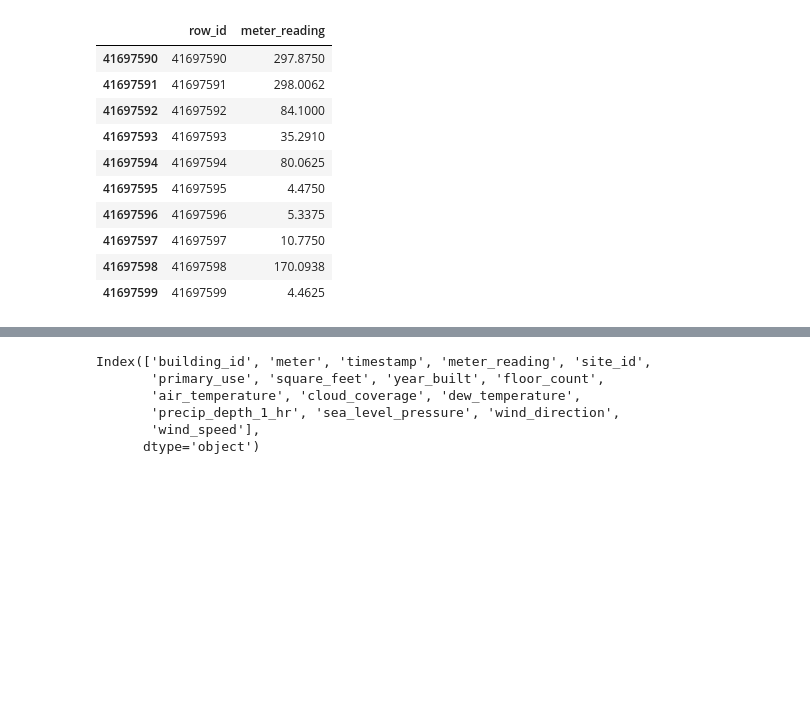
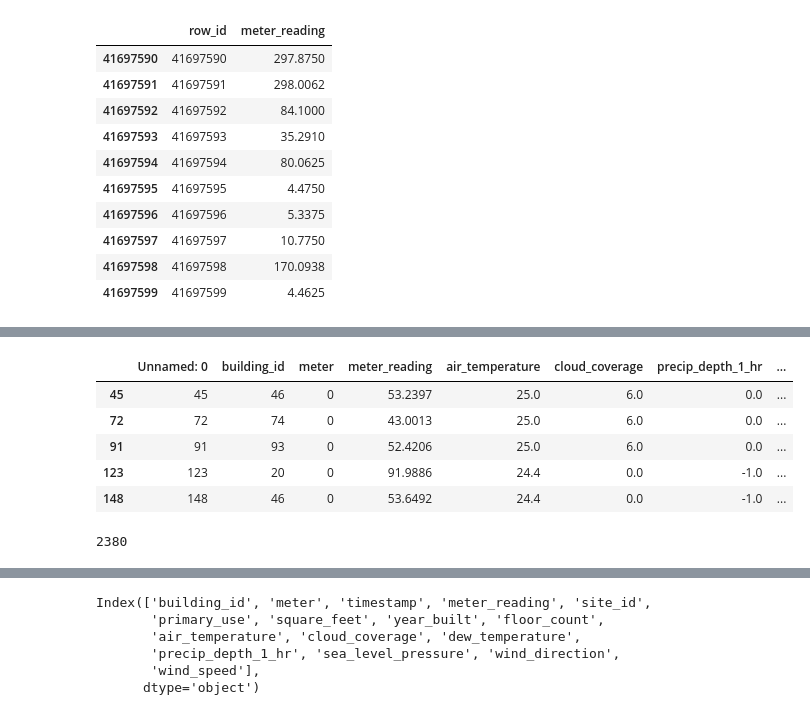
Before and after one commit to rupalisaini/energypredictor, a Jupyter notebook: energypredictor.ipynb, the cells around one changed output, grey strips where cells are left out. Saved outputs shown, nothing was run; the diff lists cells and outputs as text; code cells hidden in the pictures; blank space fills up the shorter version.

```diff
--- a/energypredictor.ipynb
+++ b/energypredictor.ipynb
@@ -815,0 +892,2 @@ dtr1results.to_csv("results/decisionTreeRegressor02_merged.csv", index=False)
+# %%
+fullTraining = pd.read_csv("custom/FULL_hourMonthDayofweek.csv")
@@ -815,0 +909,19 @@ dtr1results.to_csv("results/decisionTreeRegressor02_merged.csv", index=False)
+# %%
+fullTraining.head(5)
+# %% [output]
+|  | Unnamed: 0 | building_id | meter | meter_reading | air_temperature | cloud_coverage | precip_depth_1_hr | ... |
+| 45 | 45 | 46 | 0 | 53.2397 | 25.0 | 6.0 | 0.0 | ... |
+| 72 | 72 | 74 | 0 | 43.0013 | 25.0 | 6.0 | 0.0 | ... |
+| 91 | 91 | 93 | 0 | 52.4206 | 25.0 | 6.0 | 0.0 | ... |
+| 123 | 123 | 20 | 0 | 91.9886 | 24.4 | 0.0 | -1.0 | ... |
+| 148 | 148 | 46 | 0 | 53.6492 | 24.4 | 0.0 | -1.0 | ... |
+# %%
+buildingMeters = []
+
+for row in fullTraining.itertuples(index=False):
+    if (row.building_id, row.meter) not in buildingMeters:
+        buildingMeters.append((row.building_id, row.meter))
+
+print(len(buildingMeters))
+# %% [output]
+2380
```
Also changed, not shown: parts of 28 cells of this notebook.
